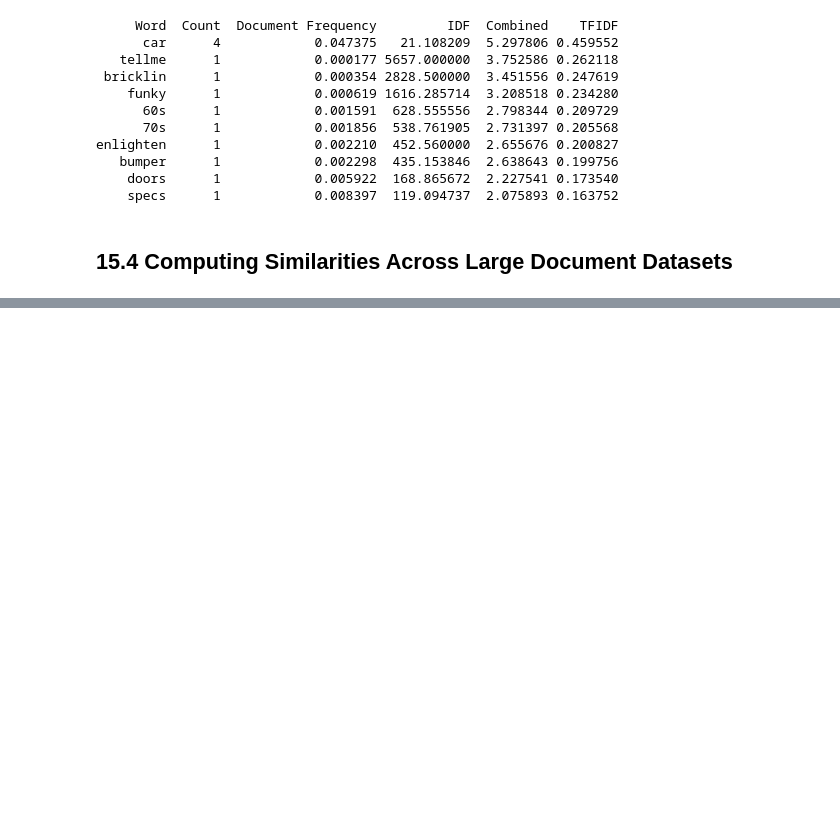
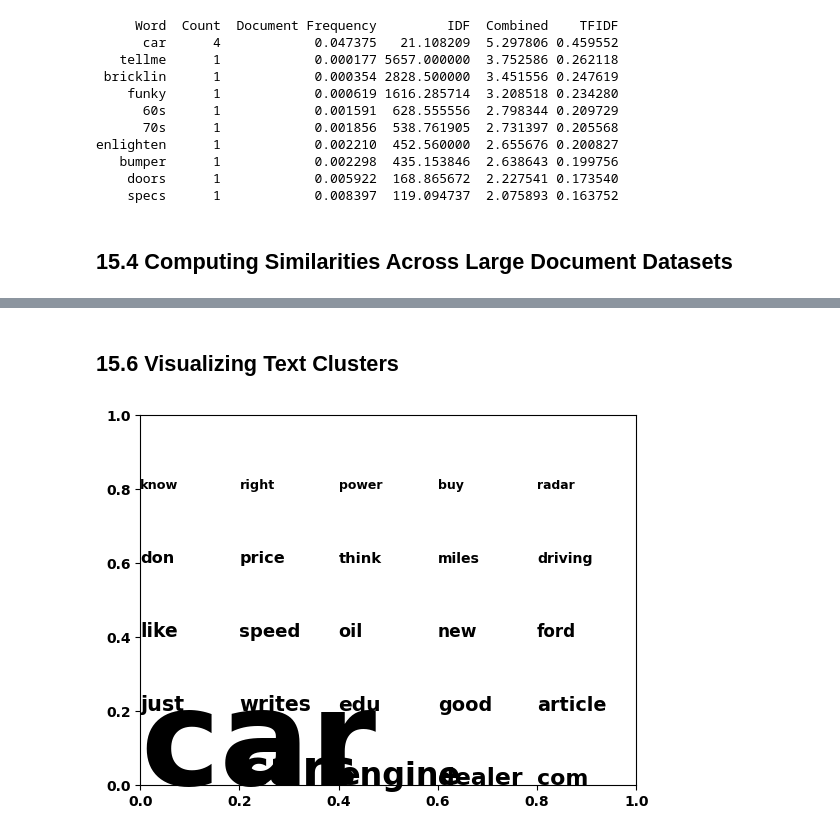
Before and after one commit to IanSinColorado/DataScienceBootcamp, a Jupyter notebook: Chapter15.ipynb, the cells around one changed output, grey strips where cells are left out. Drawn from its saved outputs; the diff is of its cells as text; code cells hidden in the pictures; blank space fills up the shorter version.

```diff
--- a/Chapter15.ipynb
+++ b/Chapter15.ipynb
@@ -337,0 +489,6 @@ assert norm(df.TFIDF.values) == 1
+# %%
+# Clustering newsgroup posts into 20 clusters
+np.random.seed(0)
+cluster_model = KMeans(n_clusters=20)
+clusters = cluster_model.fit_predict(shrunk_norm_matrix)
+df = pd.DataFrame({'Index': range(clusters.size), 'Cluster': clusters})
@@ -337,0 +497,5 @@ assert norm(df.TFIDF.values) == 1
+# %%
+# Isolating the car cluster
+df_car = df[df.Cluster == clusters[0]]
+cluster_size = df_car.shape[0]
+print(f"{cluster_size} posts cluster together with the car-themed post at index 0")
@@ -337,0 +575,10 @@ assert norm(df.TFIDF.values) == 1
+# %%
+# Ranking the top 10 words with TFIDF
+def rank_words_by_tfidf(indices, word_list=words):
+    summed_tfidf = np.asarray(tfidf_matrix[indices].sum(axis=0))[0]
+    data = {'Word': word_list,
+            'Summed TFIDF': summed_tfidf}
+    return pd.DataFrame(data).sort_values('Summed TFIDF', ascending=False)
+
+df_ranked_words = rank_words_by_tfidf(not_autos_indices)
+print(df_ranked_words[:10].to_string(index=False))
@@ -337,0 +597,4 @@ assert norm(df.TFIDF.values) == 1
+# %%
+# Ranking the top 10 words in the car cluster
+df_ranked_words = rank_words_by_tfidf(df_car.Index.values)
+print(df_ranked_words[:10].to_string(index=False))
@@ -337,0 +613,15 @@ assert norm(df.TFIDF.values) == 1
+# %% [markdown]
+## 15.6 Visualizing Text Clusters
+# %%
+# Word Cloud: Word size represents significance
+# Plotting a word cloud with matplotlib
+i = 0
+for x_coord in np.arange(0, 1, .2):
+    for y_coord in np.arange(0, 1, .2):
+        word, significance = df_ranked_words.iloc[i].values
+        plt.text(y_coord, x_coord, word, fontsize=2*significance)
+        i += 1
+
+plt.show()
+# %% [output]
+[figure, added]
```
Also changed, not shown: parts of 34 cells of this notebook.
